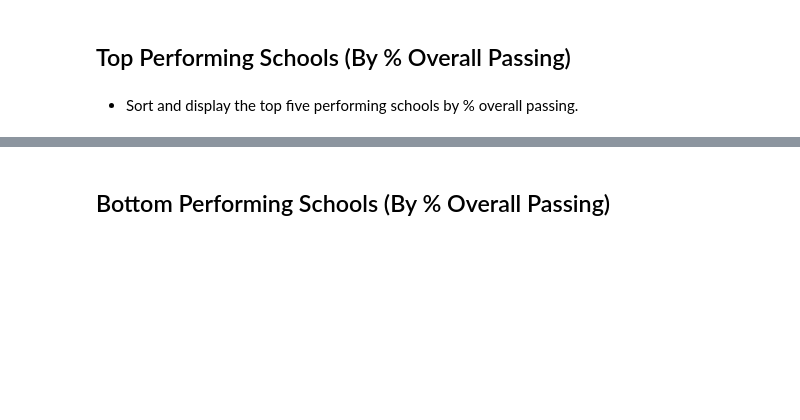
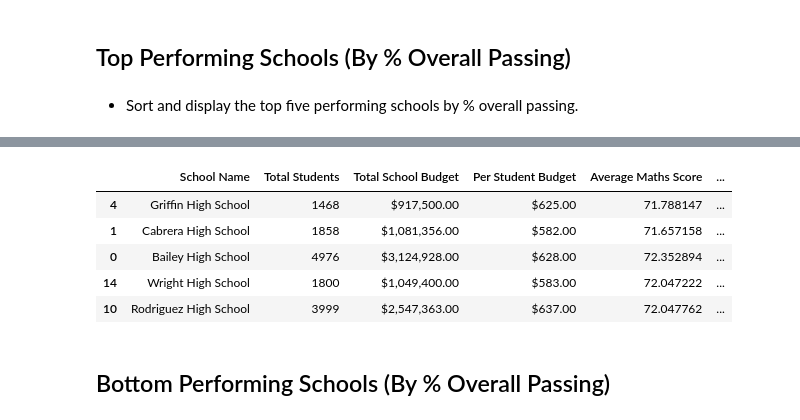
Before and after one commit to AlexFeeney/AdelUni_Chalenge4_PythonViz, a Jupyter notebook: PyCitySchools/PyCitySchools_starter.ipynb, the cells around one changed output, grey strips where cells are left out. Saved outputs shown, nothing was run; the diff lists cells and outputs as text; code cells hidden in the pictures; blank space fills up the shorter version.

```diff
--- a/PyCitySchools/PyCitySchools_starter.ipynb
+++ b/PyCitySchools/PyCitySchools_starter.ipynb
@@ -133,3 +156,45 @@ df.head()
+# %%
+# Group by school_name to calculate key metrics
+grouped_schools = school_data_complete.groupby('school_name')
+
+# Calculate Total Students, Total School Budget, Average Maths Score, Average Reading Score
+total_students = grouped_schools['Student ID'].count()
+total_school_budget = grouped_schools['budget'].mean()
+average_maths_score = grouped_schools['maths_score'].mean()
+average_reading_score = grouped_schools['reading_score'].mean()
+
+# Calculate % Passing Maths, % Passing Reading, and % Overall Passing
+passing_maths = school_data_complete[school_data_complete['maths_score'] >= 50].groupby('school_name')['Student ID'].count()
+passing_reading = school_data_complete[school_data_complete['reading_score'] >= 50].groupby('school_name')['Student ID'].count()
+#overall_passing = df[(school_data_complete['maths_score'] >= 50) & (school_data_complete['reading_score'] >= 50)].groupby('school_name')['Student ID'].count()
+
+percent_passing_maths = (passing_maths / total_students) * 100
+percent_passing_reading = (passing_reading / total_students) * 100
+percent_overall_passing = (overall_passing / total_students) * 100
+
+# Create a DataFrame with the results
+overview_data = {
+    'School Name': total_students.index,
+    'Total Students': total_students.values,
+    'Total School Budget': total_school_budget.map('${:,.2f}'.format).values,
+    'Per Student Budget': (total_school_budget / total_students).map('${:,.2f}'.format).values,
+    'Average Maths Score': average_maths_score.values,
+    'Average Reading Score': average_reading_score.values,
+    '% Passing Maths': percent_passing_maths.values,
+    '% Passing Reading': percent_passing_reading.values,
+    '% Overall Passing': percent_overall_passing.values
+
+}
+
+overview_df = pd.DataFrame(overview_data)
+overview_df.sort_values(by="% Overall Passing", ascending=False).head(5)
+# %% [output]
+|  | School Name | Total Students | Total School Budget | Per Student Budget | Average Maths Score | ... |
+| 4 | Griffin High School | 1468 | $917,500.00 | $625.00 | 71.788147 | ... |
+| 1 | Cabrera High School | 1858 | $1,081,356.00 | $582.00 | 71.657158 | ... |
+| 0 | Bailey High School | 4976 | $3,124,928.00 | $628.00 | 72.352894 | ... |
+| 14 | Wright High School | 1800 | $1,049,400.00 | $583.00 | 72.047222 | ... |
+| 10 | Rodriguez High School | 3999 | $2,547,363.00 | $637.00 | 72.047762 | ... |
 # %% [markdown]
 ## Bottom Performing Schools (By % Overall Passing)
 # %% [markdown]
```
Also changed, not shown: parts of 8 cells of this notebook.
